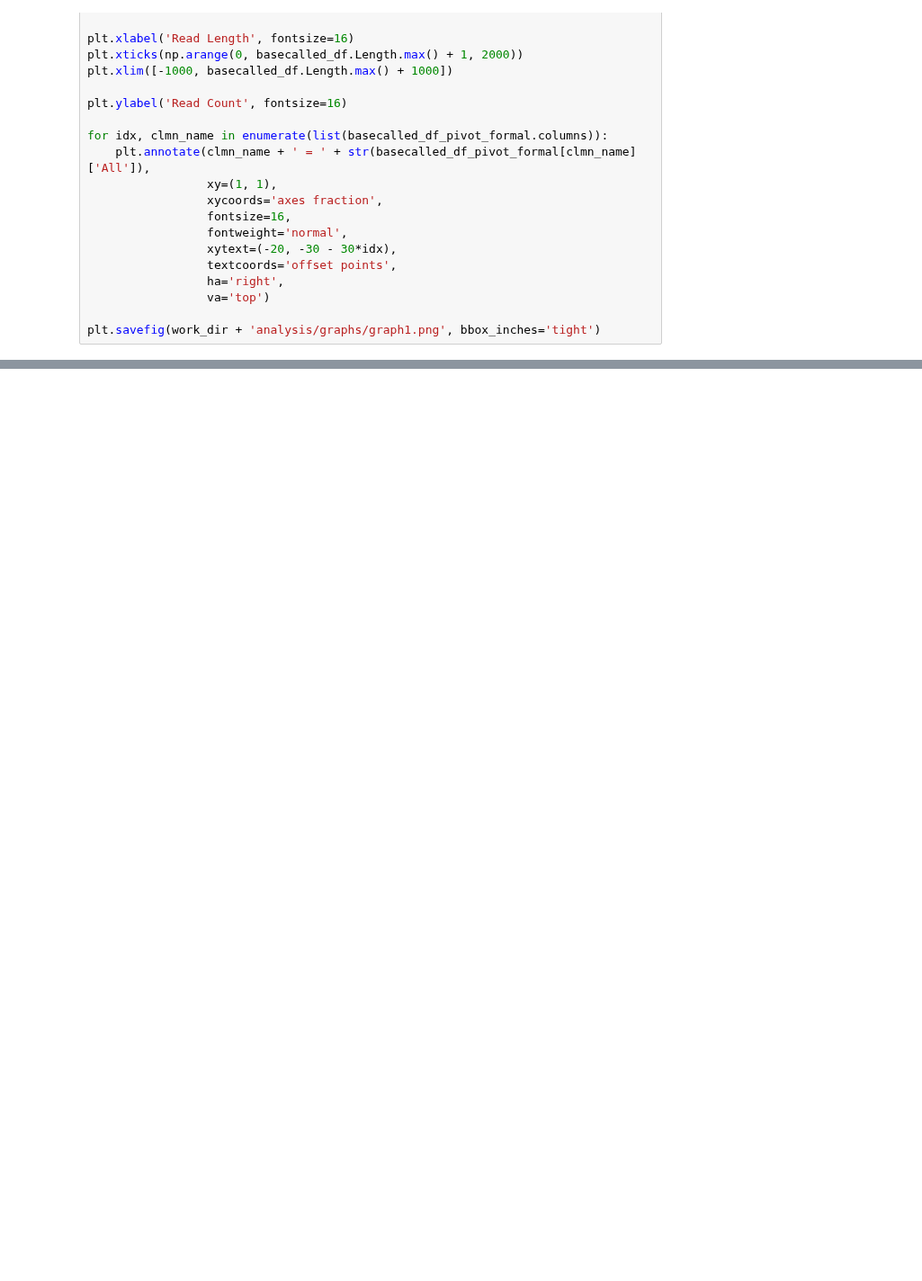
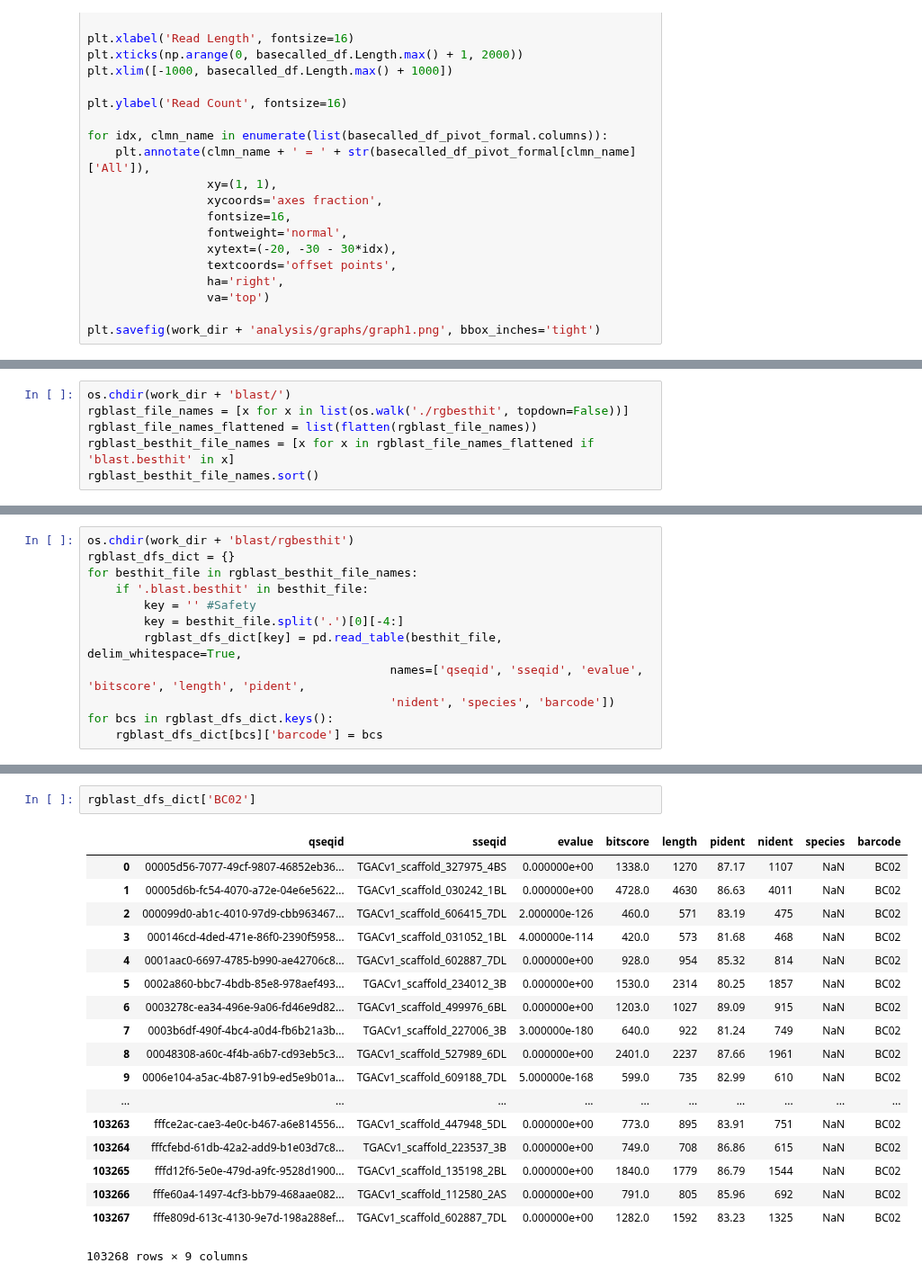
Before and after one commit to BenjaminSchwessinger/Gamran, a Jupyter notebook: MinIon_analysis_optimisation_script.ipynb, the cells around one changed output, grey strips where cells are left out. Shown at 90% size. Cells and saved outputs as stored; diff of their text form; blank space fills up the shorter version.

Commit message:
Started to translate the code for analysing rgbesthit files

```diff
--- a/MinIon_analysis_optimisation_script.ipynb
+++ b/MinIon_analysis_optimisation_script.ipynb
@@ -283,0 +271,6 @@ list(basecalled_df['Barcode'].unique())
+# %%
+os.chdir(work_dir + 'blast/')
+rgblast_file_names = [x for x in list(os.walk('./rgbesthit', topdown=False))]
+rgblast_file_names_flattened = list(flatten(rgblast_file_names))
+rgblast_besthit_file_names = [x for x in rgblast_file_names_flattened if 'blast.besthit' in x]
+rgblast_besthit_file_names.sort()
@@ -283,0 +288,12 @@ list(basecalled_df['Barcode'].unique())
+# %%
+os.chdir(work_dir + 'blast/rgbesthit')
+rgblast_dfs_dict = {}
+for besthit_file in rgblast_besthit_file_names:
+    if '.blast.besthit' in besthit_file:
+        key = '' #Safety
+        key = besthit_file.split('.')[0][-4:]
+        rgblast_dfs_dict[key] = pd.read_table(besthit_file, delim_whitespace=True,
+                                           names=['qseqid', 'sseqid', 'evalue', 'bitscore', 'length', 'pident',
+                                           'nident', 'species', 'barcode'])
+for bcs in rgblast_dfs_dict.keys():
+    rgblast_dfs_dict[bcs]['barcode'] = bcs
@@ -283,0 +302,21 @@ list(basecalled_df['Barcode'].unique())
+# %%
+rgblast_dfs_dict['BC02']
+# %% [output]
+|  | qseqid | sseqid | evalue | bitscore | length | pident | nident | species | barcode |
+| 0 | 00005d56-7077-49cf-9807-46852eb36... | TGACv1_scaffold_327975_4BS | 0.000000e+00 | 1338.0 | 1270 | 87.17 | 1107 | NaN | BC02 |
+| 1 | 00005d6b-fc54-4070-a72e-04e6e5622... | TGACv1_scaffold_030242_1BL | 0.000000e+00 | 4728.0 | 4630 | 86.63 | 4011 | NaN | BC02 |
+| 2 | 000099d0-ab1c-4010-97d9-cbb963467... | TGACv1_scaffold_606415_7DL | 2.000000e-126 | 460.0 | 571 | 83.19 | 475 | NaN | BC02 |
+| 3 | 000146cd-4ded-471e-86f0-2390f5958... | TGACv1_scaffold_031052_1BL | 4.000000e-114 | 420.0 | 573 | 81.68 | 468 | NaN | BC02 |
+| 4 | 0001aac0-6697-4785-b990-ae42706c8... | TGACv1_scaffold_602887_7DL | 0.000000e+00 | 928.0 | 954 | 85.32 | 814 | NaN | BC02 |
+| 5 | 0002a860-bbc7-4bdb-85e8-978aef493... | TGACv1_scaffold_234012_3B | 0.000000e+00 | 1530.0 | 2314 | 80.25 | 1857 | NaN | BC02 |
+| 6 | 0003278c-ea34-496e-9a06-fd46e9d82... | TGACv1_scaffold_499976_6BL | 0.000000e+00 | 1203.0 | 1027 | 89.09 | 915 | NaN | BC02 |
+| 7 | 0003b6df-490f-4bc4-a0d4-fb6b21a3b... | TGACv1_scaffold_227006_3B | 3.000000e-180 | 640.0 | 922 | 81.24 | 749 | NaN | BC02 |
+| 8 | 00048308-a60c-4f4b-a6b7-cd93eb5c3... | TGACv1_scaffold_527989_6DL | 0.000000e+00 | 2401.0 | 2237 | 87.66 | 1961 | NaN | BC02 |
+| 9 | 0006e104-a5ac-4b87-91b9-ed5e9b01a... | TGACv1_scaffold_609188_7DL | 5.000000e-168 | 599.0 | 735 | 82.99 | 610 | NaN | BC02 |
+| ... | ... | ... | ... | ... | ... | ... | ... | ... | ... |
+| 103263 | fffce2ac-cae3-4e0c-b467-a6e814556... | TGACv1_scaffold_447948_5DL | 0.000000e+00 | 773.0 | 895 | 83.91 | 751 | NaN | BC02 |
+| 103264 | fffcfebd-61db-42a2-add9-b1e03d7c8... | TGACv1_scaffold_223537_3B | 0.000000e+00 | 749.0 | 708 | 86.86 | 615 | NaN | BC02 |
+| 103265 | fffd12f6-5e0e-479d-a9fc-9528d1900... | TGACv1_scaffold_135198_2BL | 0.000000e+00 | 1840.0 | 1779 | 86.79 | 1544 | NaN | BC02 |
+| 103266 | fffe60a4-1497-4cf3-bb79-468aae082... | TGACv1_scaffold_112580_2AS | 0.000000e+00 | 791.0 | 805 | 85.96 | 692 | NaN | BC02 |
+| 103267 | fffe809d-613c-4130-9e7d-198a288ef... | TGACv1_scaffold_602887_7DL | 0.000000e+00 | 1282.0 | 1592 | 83.23 | 1325 | NaN | BC02 |
+103268 rows × 9 columns
```
Also changed, not shown: parts of 11 cells of this notebook.
